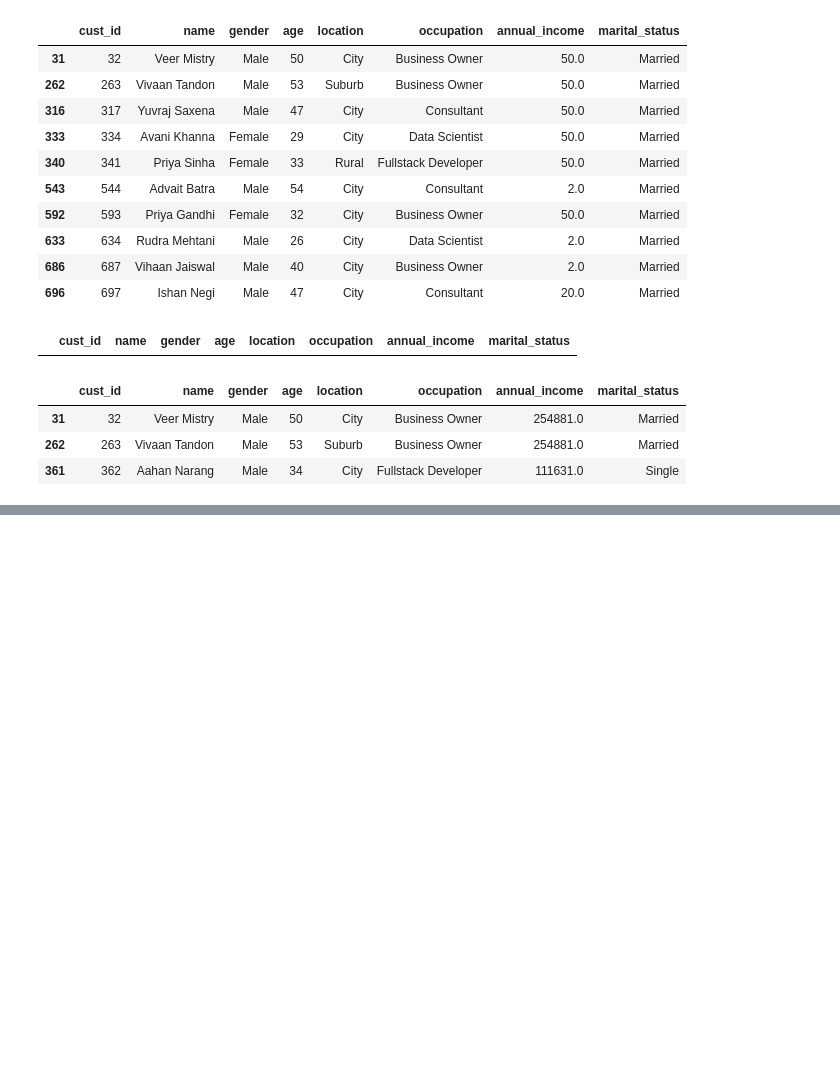
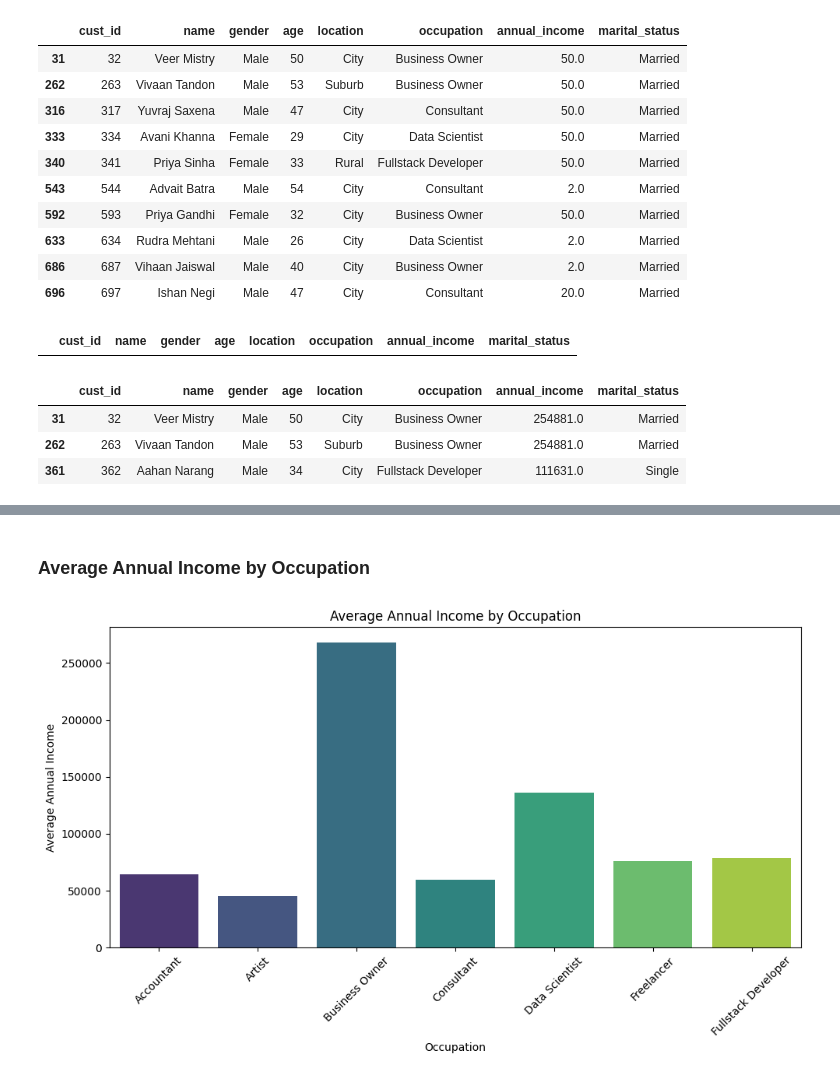
Before and after one commit to ashishjadhav123/Math-and-Statistics-DS, a Jupyter notebook: Project/Phase 1 - Find Target Market/Phase1_AtliQo_Bank.ipynb, the cells around one changed output, grey strips where cells are left out. Drawn from its saved outputs; the diff is of its cells as text; code cells hidden in the pictures; blank space fills up the shorter version.

Commit message:
Data visualization annual income 13-07-2025

```diff
--- a/Project/Phase 1 - Find Target Market/Phase1_AtliQo_Bank.ipynb
+++ b/Project/Phase 1 - Find Target Market/Phase1_AtliQo_Bank.ipynb
@@ -225,0 +228,3 @@ df_customer.iloc[[31, 262, 361]]
+# %%
+occupation_wise_mean = df_customer.groupby('occupation')['annual_income'].mean()
+occupation_wise_mean
@@ -225,0 +241,14 @@ df_customer.iloc[[31, 262, 361]]
+# %% [markdown]
+<h3> Average Annual Income by Occupation </h3>
+# %%
+plt.figure(figsize=(10, 6))
+sns.barplot(x=occupation_wise_mean.index, y=occupation_wise_mean.values,
+            palette='viridis')
+plt.title('Average Annual Income by Occupation')
+plt.xlabel('Occupation')
+plt.ylabel('Average Annual Income')
+plt.xticks(rotation=45)
+plt.tight_layout()
+plt.show()
+# %% [output]
+[figure, added]
```
Also changed, not shown: parts of 4 cells of this notebook.
